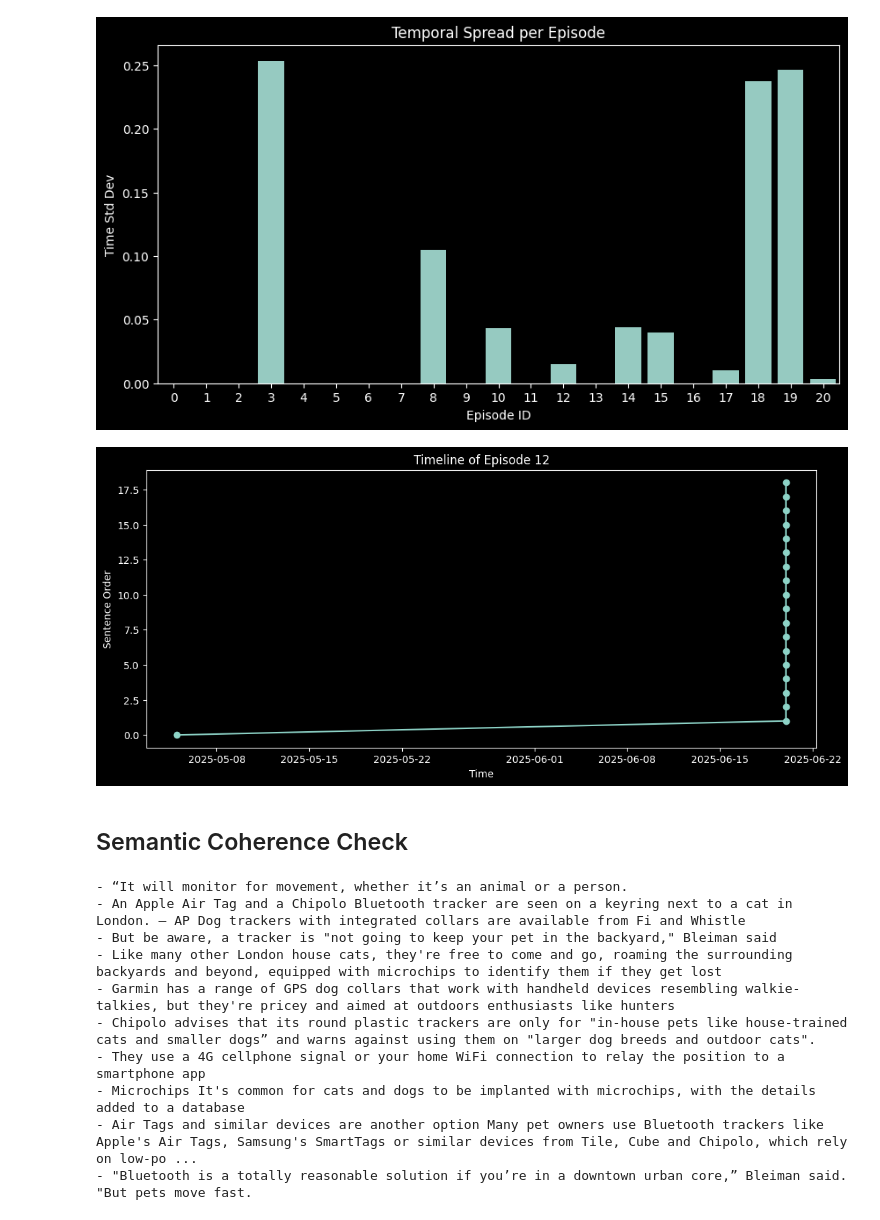
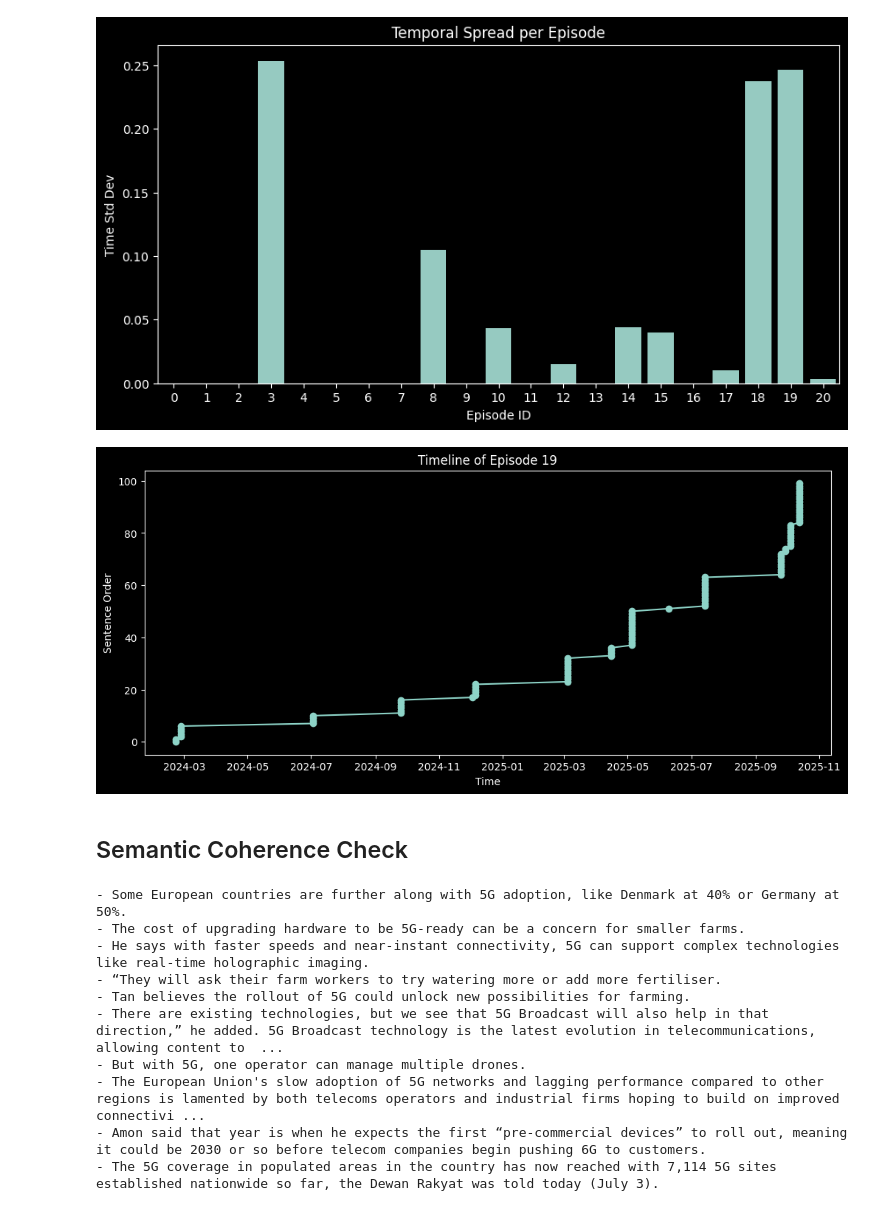
Before and after one commit to gaurav1-9/temporal-topical-sorting, a Jupyter notebook: finalYear/v4.4.1_episodesBalanced.ipynb, the cells around one changed output. Saved outputs shown, nothing was run; the diff lists cells and outputs as text; code cells hidden in the pictures.

Commit message:
unbalanced episode discovery done

```diff
--- a/finalYear/v4.4.1_episodesBalanced.ipynb
+++ b/finalYear/v4.4.1_episodesBalanced.ipynb
@@ -134,19 +134,19 @@ plt.show()
 # %% [output]
 [figure]
 # %%
-episode_id = 12
+episode_id =19
 
 episode_df = df[df['episode'] == episode_id].sort_values('timestamp')
 
 plt.figure(figsize=(12,5))
 plt.plot(episode_df['timestamp'], range(len(episode_df)), marker='o')
 
 plt.title(f"Timeline of Episode {episode_id}")
 plt.xlabel("Time")
 plt.ylabel("Sentence Order")
 plt.show()
 # %% [output]
-[figure, old version]
+[figure, new version]
 # %% [markdown]
 ## Semantic Coherence Check
 # %%
@@ -155,16 +155,16 @@ sample = df[df['episode'] == episode_id]['sentence'].sample(10, random_state=42)
 for s in sample:
     print("-", s)
 # %% [output]
-- “It will monitor for movement, whether it’s an animal or a person.
-- An Apple Air Tag and a Chipolo Bluetooth tracker are seen on a keyring next to a cat in London. — AP Dog trackers with integrated collars are available from Fi and Whistle
-- But be aware, a tracker is "not going to keep your pet in the backyard," Bleiman said
-- Like many other London house cats, they're free to come and go, roaming the surrounding backyards and beyond, equipped with microchips to identify them if they get lost
-- Garmin has a range of GPS dog collars that work with handheld devices resembling walkie-talkies, but they're pricey and aimed at outdoors enthusiasts like hunters
-- Chipolo advises that its round plastic trackers are only for "in-house pets like house-trained cats and smaller dogs” and warns against using them on "larger dog breeds and outdoor cats".
-- They use a 4G cellphone signal or your home WiFi connection to relay the position to a smartphone app
-- Microchips It's common for cats and dogs to be implanted with microchips, with the details added to a database
-- Air Tags and similar devices are another option Many pet owners use Bluetooth trackers like Apple's Air Tags, Samsung's SmartTags or similar devices from Tile, Cube and Chipolo, which rely on low-po ...
-- "Bluetooth is a totally reasonable solution if you’re in a downtown urban core,” Bleiman said. "But pets move fast.
+- Some European countries are further along with 5G adoption, like Denmark at 40% or Germany at 50%.
+- The cost of upgrading hardware to be 5G-ready can be a concern for smaller farms.
+- He says with faster speeds and near-instant connectivity, 5G can support complex technologies like real-time holographic imaging.
+- “They will ask their farm workers to try watering more or add more fertiliser.
+- Tan believes the rollout of 5G could unlock new possibilities for farming.
+- There are existing technologies, but we see that 5G Broadcast will also help in that direction,” he added. 5G Broadcast technology is the latest evolution in telecommunications, allowing content to  ...
+- But with 5G, one operator can manage multiple drones.
+- The European Union's slow adoption of 5G networks and lagging performance compared to other regions is lamented by both telecoms operators and industrial firms hoping to build on improved connectivi ...
+- Amon said that year is when he expects the first “pre-commercial devices” to roll out, meaning it could be 2030 or so before telecom companies begin pushing 6G to customers.
+- The 5G coverage in populated areas in the country has now reached with 7,114 5G sites established nationwide so far, the Dewan Rakyat was told today (July 3).
 # %%
 episode_time = df[df['episode'] == episode_id]['timestamp']
 
```
Also changed, not shown: parts of 3 cells of this notebook, 1 other file.
